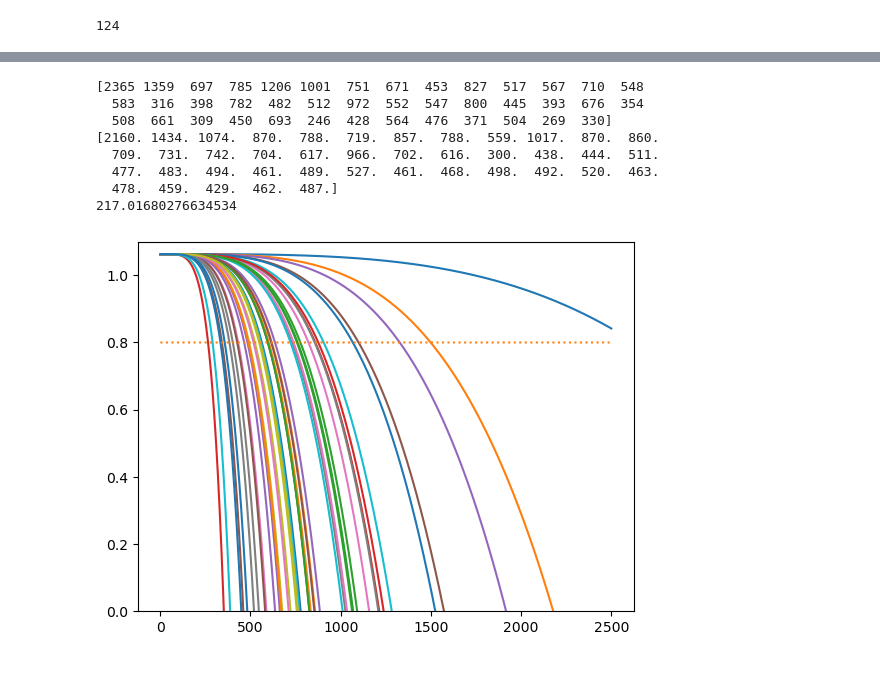
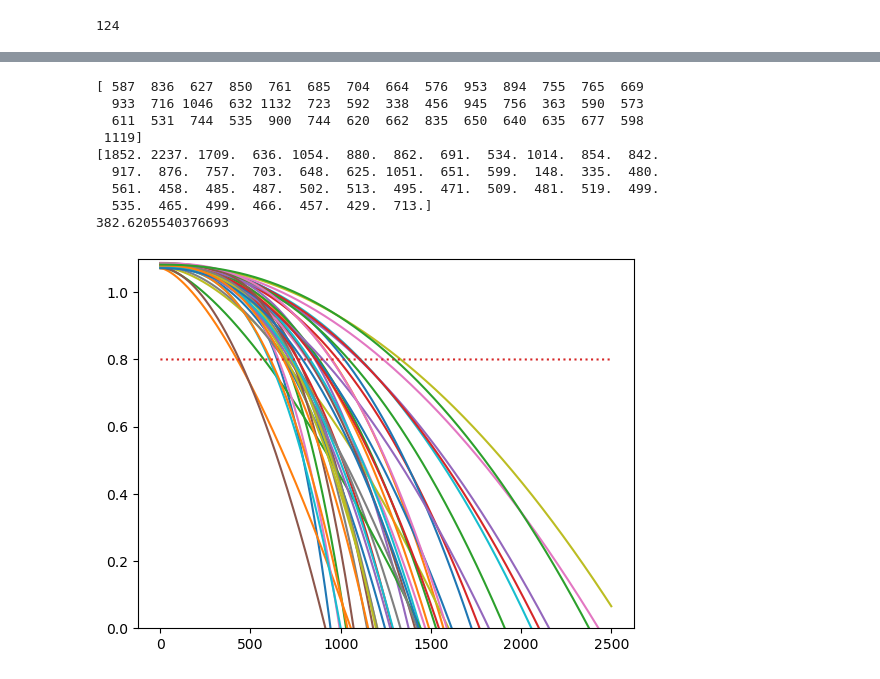
Before and after one commit to nathan99sun/HybridPred, a Jupyter notebook: Physics/curve_fitting.ipynb, the cells around one changed output, grey strips where cells are left out. Cells and saved outputs as stored; diff of their text form; code cells hidden in the pictures.

```diff
--- a/Physics/curve_fitting.ipynb
+++ b/Physics/curve_fitting.ipynb
@@ -69,18 +69,10 @@ numBat
 # %%
 bat_dict = {**batch1, **batch2, **batch3}
 # %%
-bat = bat_dict['b1c3']
+bat = bat_dict['b3c20']
 
-
-cutoff=720
-temps = np.mean(bat['summary']['Tavg'][1:cutoff])+273
-Y = 1-bat['summary']['QC'][1:cutoff]/1.1
-length = len(bat['summary']['QD'][1:cutoff])
+Y = 1-bat['summary']['QC'][1:]/1.1
+length = len(bat['summary']['QD'][1:])
 x = np.arange(1,length+1)
-plt.plot(x,bat['summary']['QD'][1:cutoff])
-print(temps)
-
-A = np.ones((length, 3))
-A[:,1] = 1/temps
-A[:,2] = np.log(x)
+plt.plot(x,bat['summary']['QD'][1:])
 # %% [output]
@@ -94,11 +86,11 @@ print(bat['cycle_life'])
 from scipy.optimize import curve_fit
 
 def func(x, a, b, c):
-    return np.exp(a/temps)*x**b + c
+    return np.exp(a)*x**b + c
 
 param = curve_fit(func, x, Y, maxfev = 4000)[0]
 
 alpha = param[0]
 beta = param[1]
 gamma = param[2]
-#print(gamma)
+print(gamma)
@@ -114,7 +108,6 @@ plt.plot(x, np.exp(alpha/temps)*np.power(x,beta) +gamma)
 params = []
 for i in bat_dict.keys():
     bat = bat_dict[i]
-    temps = np.mean(bat['summary']['Tavg'][1:cutoff])+273
     Y = 1-bat['summary']['QC'][1:cutoff]/1.1
     length = len(bat['summary']['QD'][1:cutoff])
     x = np.arange(1,length+1)
@@ -123,7 +116,7 @@ for i in bat_dict.keys():
     alpha = param[0]
     beta = param[1]
     gamma = param[2]
-    params.append([alpha,beta,gamma])
+    params.append([alpha, beta, gamma])
 params = np.array(params)
 # %%
 from sklearn.svm import SVR
@@ -145,11 +138,11 @@ secondary_ind = np.array([ 84,  85,  86,  87,  88,  89,  90,  91,  92,  93,  94,
         97,  98,  99, 100, 101, 102, 103, 104, 105, 106, 107, 108, 109,
        110, 111, 112, 113, 114, 115, 116, 117, 118, 119, 120, 121, 122])
 # %%
-x_train = data[:,1:6][train_ind]
+x_train = data[:,1:7][train_ind]
 y_train = params[train_ind]
 
-x_test = data[:,1:6][test_ind]
+x_test = data[:,1:7][test_ind]
 y_test = params[test_ind]
 
-x_stest = data[:,1:6][secondary_ind]
+x_stest = data[:,1:7][secondary_ind]
 y_stest = params[secondary_ind]
@@ -176,32 +189,36 @@ print(x_train)
 # %%
 from sklearn.multioutput import MultiOutputRegressor
+from sklearn.ensemble import ExtraTreesRegressor, RandomForestRegressor
+from sklearn.linear_model import RANSACRegressor
+from sklearn.neural_network import MLPRegressor
 
-regr = MultiOutputRegressor(SVR()).fit(x_train, y_train)
+regr = MultiOutputRegressor(ExtraTreesRegressor(n_estimators=10000, random_state=0)).fit(x_train, y_train)
 
-predicted = regr.predict(x_train)
+predicted = regr.predict(x_test)
 x=np.arange(1, 2500)
 cycle_lives = []
 for p in predicted:
-    plt.plot(x, 1.1*(1 - (np.exp(p[0]/temps)*np.power(x,p[1]) + p[2])))
-    predicted_array = 1.1*(1 - (np.exp(p[0]/temps)*np.power(x,p[1]) + p[2]))
+    plt.plot(x, 1.1*(1 - (np.exp(p[0])*np.power(x,p[1]) + p[2])))
+    predicted_array = 1.1*(1 - (np.exp(p[0])*np.power(x,p[1]) + p[2]))
     cycle_life = np.sum(predicted_array > 0.8*1.1)
     cycle_lives.append(cycle_life)
 plt.plot(x, 0.8*np.ones(len(x)), ":")
 plt.ylim(0, 1.1)
 
 cycle_lives = np.array(cycle_lives)
-truths = data[:, 0][train_ind]
+truths = data[:, 0][test_ind]
 print(cycle_lives)
 print(truths)
 rmse = np.sqrt(np.mean(np.abs(truths-cycle_lives)**2))
 print(rmse)
 # %% [output]
-[2365 1359  697  785 1206 1001  751  671  453  827  517  567  710  548
-  583  316  398  782  482  512  972  552  547  800  445  393  676  354
-  508  661  309  450  693  246  428  564  476  371  504  269  330]
-[2160. 1434. 1074.  870.  788.  719.  857.  788.  559. 1017.  870.  860.
-  709.  731.  742.  704.  617.  966.  702.  616.  300.  438.  444.  511.
-  477.  483.  494.  461.  489.  527.  461.  468.  498.  492.  520.  463.
-  478.  459.  429.  462.  487.]
-217.01680276634534
+[ 587  836  627  850  761  685  704  664  576  953  894  755  765  669
+  933  716 1046  632 1132  723  592  338  456  945  756  363  590  573
+  611  531  744  535  900  744  620  662  835  650  640  635  677  598
+ 1119]
+[1852. 2237. 1709.  636. 1054.  880.  862.  691.  534. 1014.  854.  842.
+  917.  876.  757.  703.  648.  625. 1051.  651.  599.  148.  335.  480.
+  561.  458.  485.  487.  502.  513.  495.  471.  509.  481.  519.  499.
+  535.  465.  499.  466.  457.  429.  713.]
+382.6205540376693
-[figure, old version]
+[figure, new version]
```
Also changed, not shown: parts of 6 cells of this notebook, 5 other files.
